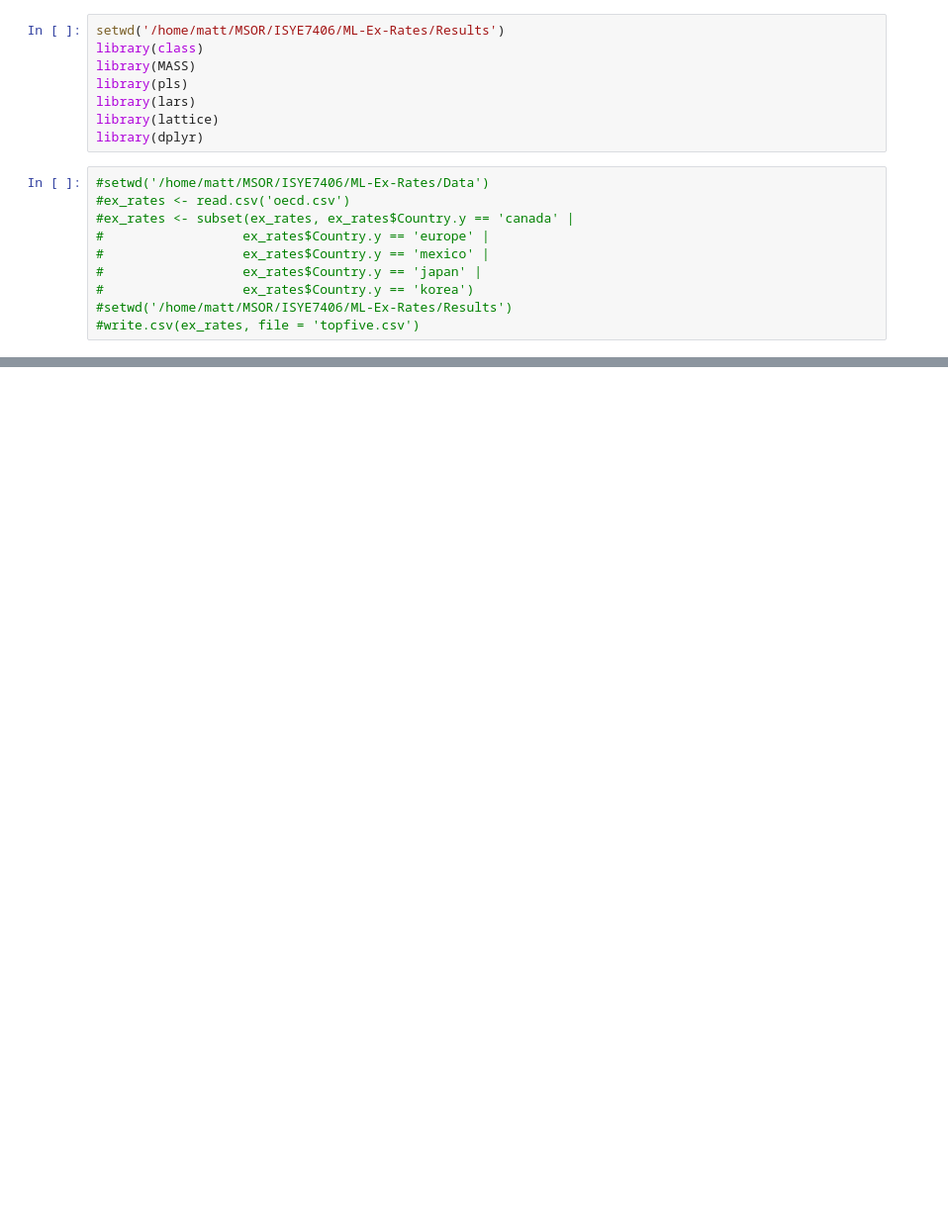
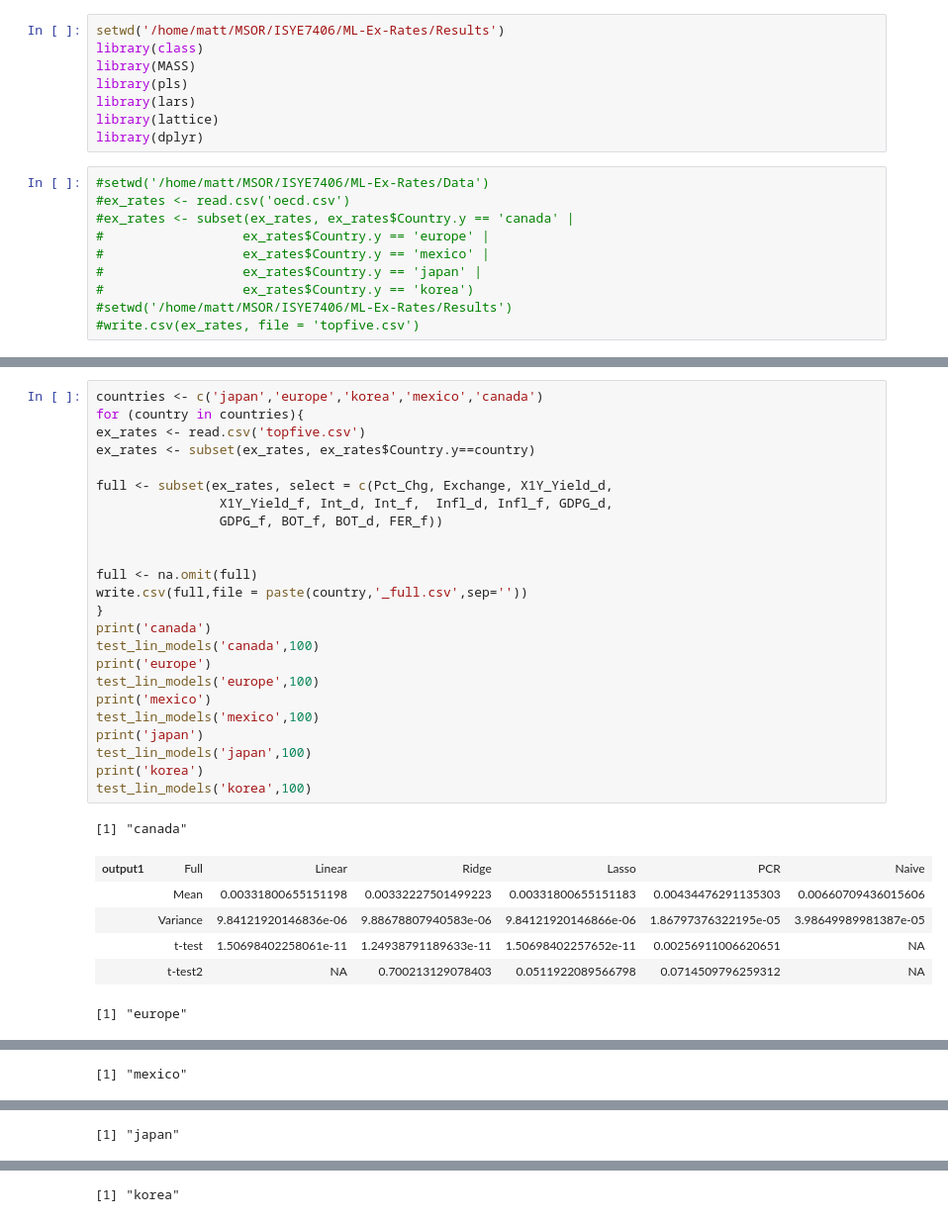
Before and after one commit to MthwRobinson/ML-Ex-Rates, a Jupyter notebook: Results/linear_models.ipynb, the cells around one changed output, grey strips where cells are left out. Shown at 99% size. Saved outputs shown, nothing was run; the diff lists cells and outputs as text; blank space fills up the shorter version.

```diff
--- a/Results/linear_models.ipynb
+++ b/Results/linear_models.ipynb
@@ -18,0 +318,32 @@ library(dplyr)
+# %%
+countries <- c('japan','europe','korea','mexico','canada')
+for (country in countries){
+ex_rates <- read.csv('topfive.csv')
+ex_rates <- subset(ex_rates, ex_rates$Country.y==country)
+
+full <- subset(ex_rates, select = c(Pct_Chg, Exchange, X1Y_Yield_d,
+                X1Y_Yield_f, Int_d, Int_f,  Infl_d, Infl_f, GDPG_d,
+                GDPG_f, BOT_f, BOT_d, FER_f))
+
+
+full <- na.omit(full)
+write.csv(full,file = paste(country,'_full.csv',sep=''))
+}
+print('canada')
+test_lin_models('canada',100)
+print('europe')
+test_lin_models('europe',100)
+print('mexico')
+test_lin_models('mexico',100)
+print('japan')
+test_lin_models('japan',100)
+print('korea')
+test_lin_models('korea',100)
+# %% [output]
+[1] "canada"
+| output1 | Full | Linear | Ridge | Lasso | PCR | Naive |
+|  | Mean | 0.00331800655151198 | 0.00332227501499223 | 0.00331800655151183 | 0.00434476291135303 | 0.00660709436015606 |
+|  | Variance | 9.84121920146836e-06 | 9.88678807940583e-06 | 9.84121920146866e-06 | 1.86797376322195e-05 | 3.98649989981387e-05 |
+|  | t-test | 1.50698402258061e-11 | 1.24938791189633e-11 | 1.50698402257652e-11 | 0.00256911006620651 | NA |
+|  | t-test2 | NA | 0.700213129078403 | 0.0511922089566798 | 0.0714509796259312 | NA |
+[1] "europe"
@@ -18,0 +355 @@ library(dplyr)
+[1] "mexico"
@@ -18,0 +361 @@ library(dplyr)
+[1] "japan"
@@ -18,0 +367 @@ library(dplyr)
+[1] "korea"
```
Also changed, not shown: parts of 15 cells of this notebook, 15 other files.
